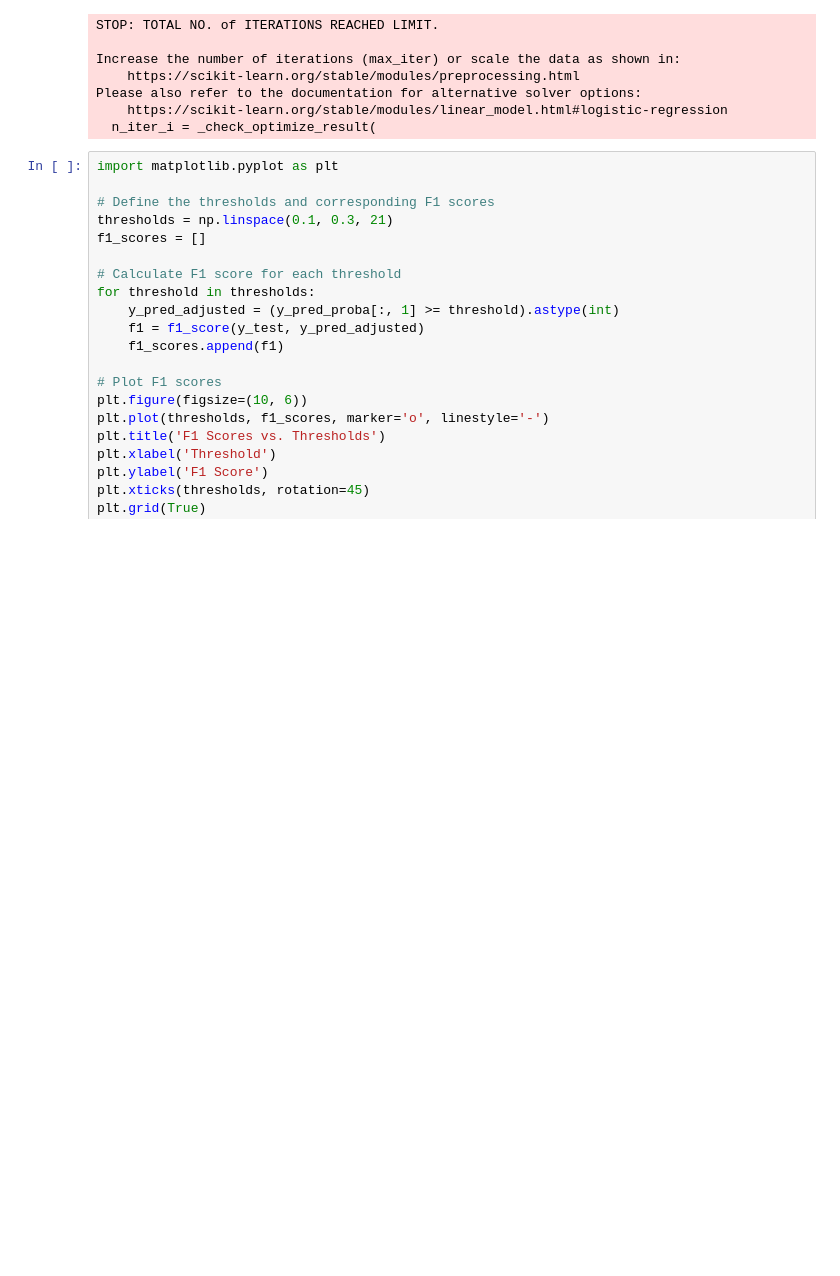
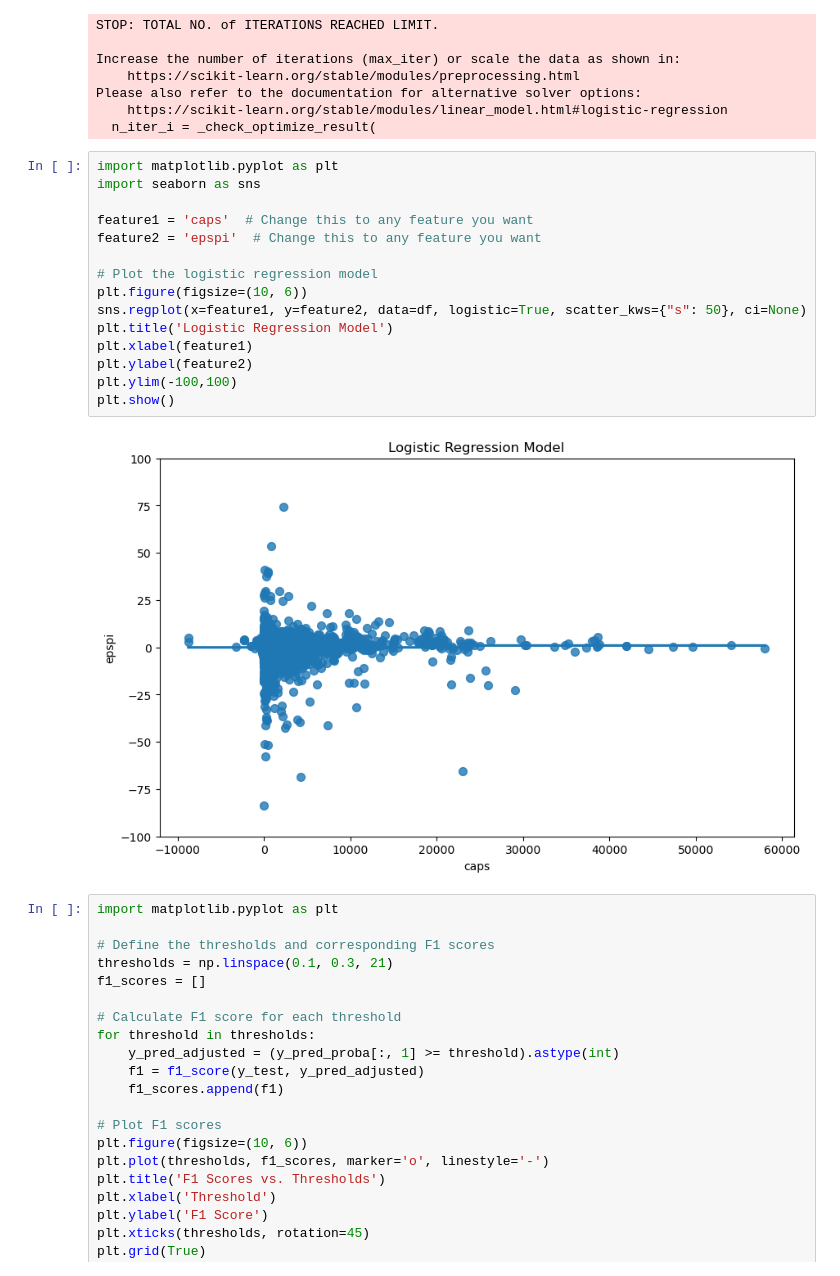
Before and after one commit to ZiggyFloydLee/FIN337-FinalProject-Team12, a Jupyter notebook: log regression.ipynb, the cells around one changed output. Drawn from its saved outputs; the diff is of its cells as text; blank space fills up the shorter version.

```diff
--- a/log regression.ipynb
+++ b/log regression.ipynb
@@ -245,6 +224,23 @@ Increase the number of iterations (max_iter) or scale the data as shown in:
 Please also refer to the documentation for alternative solver options:
     https://scikit-learn.org/stable/modules/linear_model.html#logistic-regression
   n_iter_i = _check_optimize_result(
+# %%
+import matplotlib.pyplot as plt
+import seaborn as sns
+
+feature1 = 'caps'  # Change this to any feature you want
+feature2 = 'epspi'  # Change this to any feature you want
+
+# Plot the logistic regression model
+plt.figure(figsize=(10, 6))
+sns.regplot(x=feature1, y=feature2, data=df, logistic=True, scatter_kws={"s": 50}, ci=None)
+plt.title('Logistic Regression Model')
+plt.xlabel(feature1)
+plt.ylabel(feature2)
+plt.ylim(-100,100)
+plt.show()
+# %% [output]
+[figure, added]
 # %%
 import matplotlib.pyplot as plt
 
```
Also changed, not shown: parts of 2 cells of this notebook.
